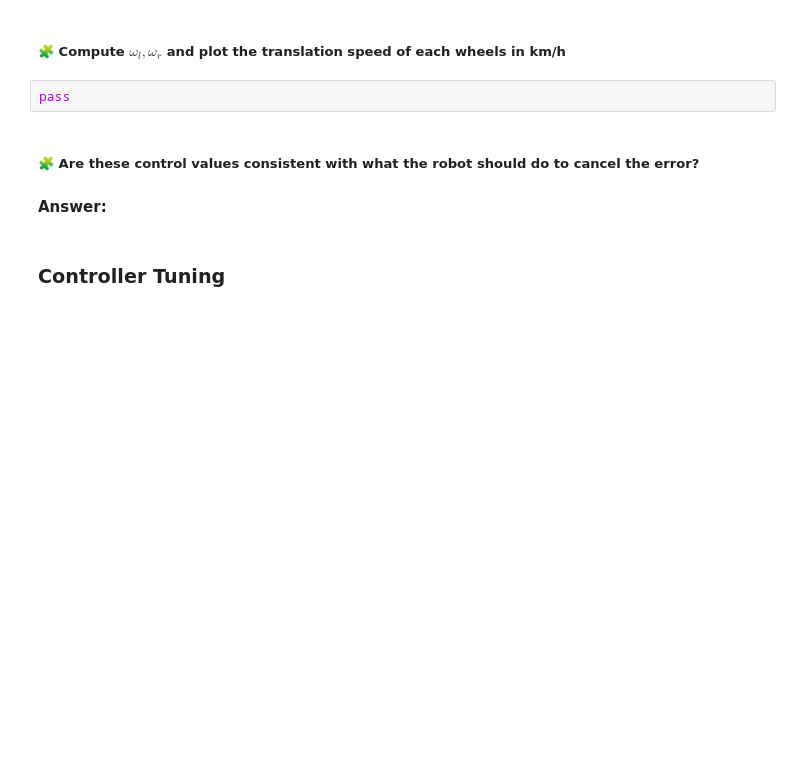
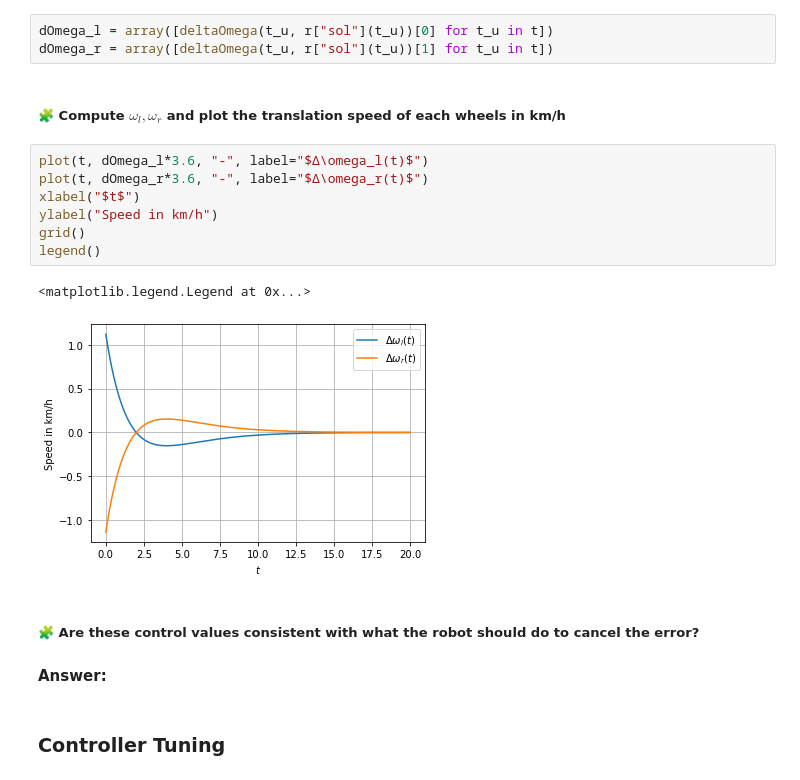
Before and after one commit to hassanAZAKAF/control-engineering-with-python-project-2022-2023, a Jupyter notebook: Project-2.ipynb, the cells around one changed output. Saved outputs shown, nothing was run; the diff lists cells and outputs as text; blank space fills up the shorter version.

```diff
--- a/Project-2.ipynb
+++ b/Project-2.ipynb
@@ -611,10 +612,21 @@ Text(0.5, 0, 'time')
 **Answer:**
 # %% [markdown]
 ##### 🧩 Compute the corresponding values of $\Delta\omega_l,\Delta\omega_r$ and store them in the Python variables `dOmega_l`, `dOmega_r`
+# %%
+dOmega_l = array([deltaOmega(t_u, r["sol"](t_u))[0] for t_u in t])
+dOmega_r = array([deltaOmega(t_u, r["sol"](t_u))[1] for t_u in t])
 # %% [markdown]
 ##### 🧩 Compute $\omega_l,\omega_r$ and plot the translation speed of each wheels in km/h
-# %%
-pass
+# %%
+plot(t, dOmega_l*3.6, "-", label="$Δ\omega_l(t)$")
+plot(t, dOmega_r*3.6, "-", label="$Δ\omega_r(t)$")
+xlabel("$t$")
+ylabel("Speed in km/h")
+grid()
+legend()
+# %% [output]
+<matplotlib.legend.Legend at 0x...>
+[figure, added]
 # %% [markdown]
 ##### 🧩 Are these control values consistent with what the robot should do to cancel the error?
 # %% [markdown]
```
Also changed, not shown: parts of 1 cell of this notebook.
